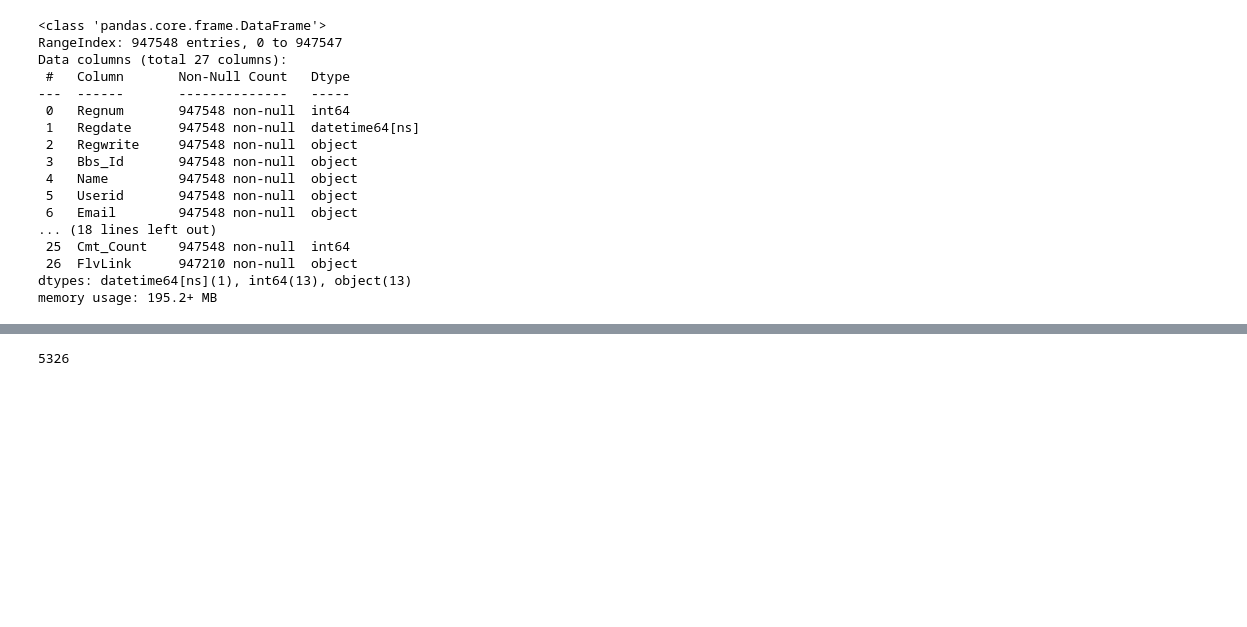
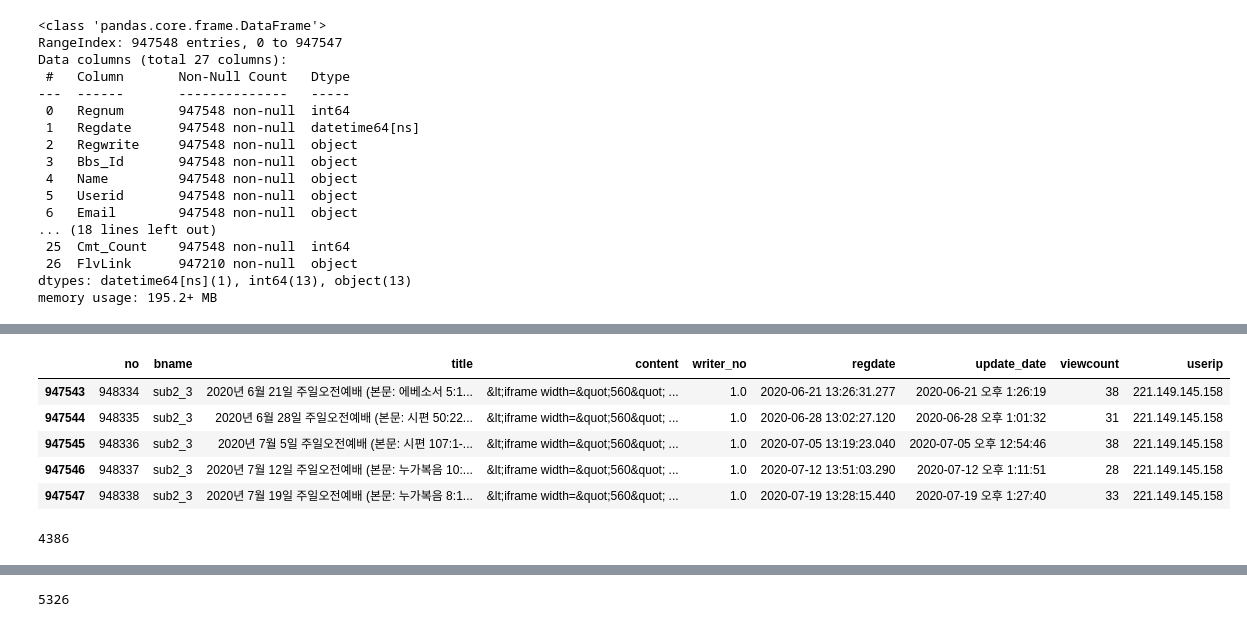
Before and after one commit to saparian0304/tjoeunacademy_test, a Jupyter notebook: jupyter/연습/화평교회.ipynb, the cells around one changed output, grey strips where cells are left out. Saved outputs shown, nothing was run; the diff lists cells and outputs as text; code cells hidden in the pictures; blank space fills up the shorter version.

```diff
--- a/jupyter/연습/화평교회.ipynb
+++ b/jupyter/연습/화평교회.ipynb
@@ -103,0 +93,3 @@ memory usage: 578.3+ MB
+# %%
+a= pd.read_pickle("hp/new/board.pkl")
+a.info()
@@ -104,3 +113,12 @@ memory usage: 578.3+ MB
+# %%
+a.tail()
+# %% [output]
+|  | no | bname | title | content | writer_no | regdate | update_date | viewcount | userip |
+| 947543 | 948334 | sub2_3 | 2020년 6월 21일 주일오전예배 (본문: 에베소서 5:1... | &lt;iframe width=&quot;560&quot; ... | 1.0 | 2020-06-21 13:26:31.277 | 2020-06-21 오후 1:26:19 | 38 | 221.149.145.158 |
+| 947544 | 948335 | sub2_3 | 2020년 6월 28일 주일오전예배 (본문: 시편 50:22... | &lt;iframe width=&quot;560&quot; ... | 1.0 | 2020-06-28 13:02:27.120 | 2020-06-28 오후 1:01:32 | 31 | 221.149.145.158 |
+| 947545 | 948336 | sub2_3 | 2020년 7월 5일 주일오전예배 (본문: 시편 107:1-... | &lt;iframe width=&quot;560&quot; ... | 1.0 | 2020-07-05 13:19:23.040 | 2020-07-05 오후 12:54:46 | 38 | 221.149.145.158 |
+| 947546 | 948337 | sub2_3 | 2020년 7월 12일 주일오전예배 (본문: 누가복음 10:... | &lt;iframe width=&quot;560&quot; ... | 1.0 | 2020-07-12 13:51:03.290 | 2020-07-12 오후 1:11:51 | 28 | 221.149.145.158 |
+| 947547 | 948338 | sub2_3 | 2020년 7월 19일 주일오전예배 (본문: 누가복음 8:1... | &lt;iframe width=&quot;560&quot; ... | 1.0 | 2020-07-19 13:28:15.440 | 2020-07-19 오후 1:27:40 | 33 | 221.149.145.158 |
 # %%
 # board - DB에 저장
 from sqlalchemy import create_engine
@@ -110,7 +128,9 @@ import urllib.parse
 password = urllib.parse.quote_plus("juchul77@")
 db_connection = create_engine(f'mysql+pymysql://hy219:{password}@hy219.cafe24.com/hy219')
 conn = db_connection.connect()
-t4.to_sql(name='board', con=conn, if_exists='append',index=False, index_label='no')
+a.to_sql(name='board', con=conn, if_exists='append',index=False, index_label='no')
+# %% [output]
+4386
 # %%
 member.info()
 # 멤버 컬럼 정리 및 null 값 정리
```
Also changed, not shown: parts of 6 cells of this notebook, 6 other files.
